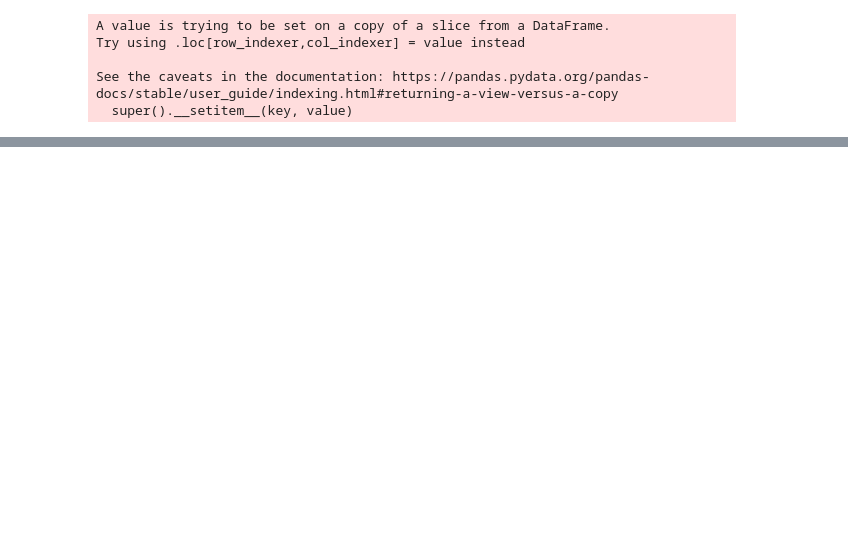
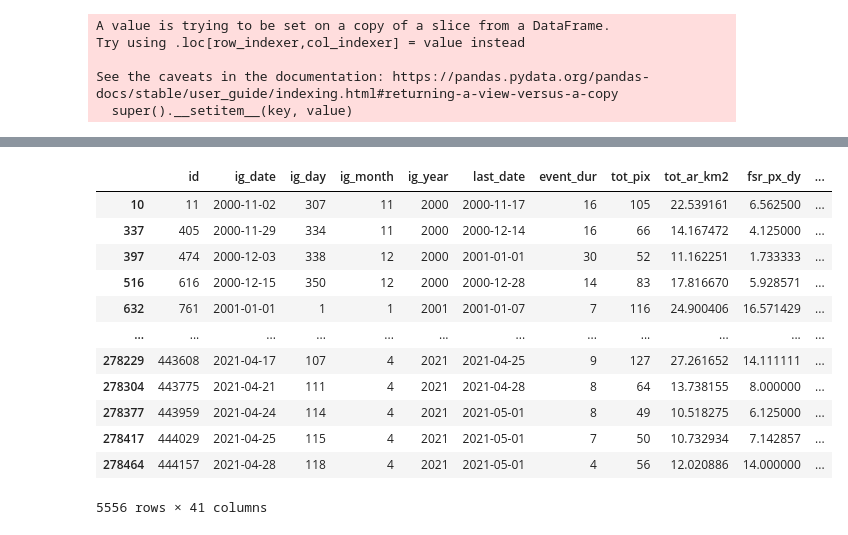
Before and after one commit to JianingFang/FireML_Submission, a Jupyter notebook: script/FireML.ipynb, the cells around one changed output, grey strips where cells are left out. Cells and saved outputs as stored; diff of their text form; code cells hidden in the pictures; blank space fills up the shorter version.

```diff
--- a/script/FireML.ipynb
+++ b/script/FireML.ipynb
@@ -173,0 +229,40 @@ for i in range(10):
+# %%
+dem_img=rio.open("/Users/jianingfang/Downloads/US_GMTED_MODIS.tif")
+dem=dem_img.read(1)
+# %%
+dem_list=[]
+for i in range(len(medium_fire_event)):
+    g=medium_fire_event.iloc[i].geometry.bounds
+    ul=list(rio.transform.rowcol(dem_img.transform, g[0], g[3]))
+    cell_size=463.43036
+    x_err=(rio.transform.xy(dem_img.transform, ul[0], ul[1])[0]-463.43036/2)-g[0]
+    y_err=(rio.transform.xy(dem_img.transform, ul[0], ul[1])[1]+463.43036/2)-g[3]
+
+    if x_err < -cell_size/2:
+        ul[1]=ul[1]+1
+    elif (x_err > cell_size/2):
+        ul[1]=ul[1]-1
+
+    if y_err > cell_size/2:
+        ul[0]=ul[0]+1
+    elif y_err < -cell_size/2:
+        ul[0]=ul[0]-1
+
+    h=medium_fire_event.iloc[i].height
+    w=medium_fire_event.iloc[i].width
+
+
+    dim=32
+
+    h_dif=dim-h
+    w_dif=dim-w
+    left_pad=w_dif//2
+    right_pad=w_dif-left_pad
+    top_pad=h_dif//2
+    bottom_pad=h_dif-top_pad
+
+    dem_crop=dem[ul[0]-top_pad:ul[0]+h+bottom_pad, ul[1]-left_pad:ul[1]+w+right_pad]
+
+    dem_list.append(dem_crop)
+# %%
+medium_fire_event["DEM"]=dem_list
@@ -173,0 +284,16 @@ for i in range(10):
+# %%
+medium_fire_event
+# %% [output]
+|  | id | ig_date | ig_day | ig_month | ig_year | last_date | event_dur | tot_pix | tot_ar_km2 | fsr_px_dy | ... |
+| 10 | 11 | 2000-11-02 | 307 | 11 | 2000 | 2000-11-17 | 16 | 105 | 22.539161 | 6.562500 | ... |
+| 337 | 405 | 2000-11-29 | 334 | 11 | 2000 | 2000-12-14 | 16 | 66 | 14.167472 | 4.125000 | ... |
+| 397 | 474 | 2000-12-03 | 338 | 12 | 2000 | 2001-01-01 | 30 | 52 | 11.162251 | 1.733333 | ... |
+| 516 | 616 | 2000-12-15 | 350 | 12 | 2000 | 2000-12-28 | 14 | 83 | 17.816670 | 5.928571 | ... |
+| 632 | 761 | 2001-01-01 | 1 | 1 | 2001 | 2001-01-07 | 7 | 116 | 24.900406 | 16.571429 | ... |
+| ... | ... | ... | ... | ... | ... | ... | ... | ... | ... | ... | ... |
+| 278229 | 443608 | 2021-04-17 | 107 | 4 | 2021 | 2021-04-25 | 9 | 127 | 27.261652 | 14.111111 | ... |
+| 278304 | 443775 | 2021-04-21 | 111 | 4 | 2021 | 2021-04-28 | 8 | 64 | 13.738155 | 8.000000 | ... |
+| 278377 | 443959 | 2021-04-24 | 114 | 4 | 2021 | 2021-05-01 | 8 | 49 | 10.518275 | 6.125000 | ... |
+| 278417 | 444029 | 2021-04-25 | 115 | 4 | 2021 | 2021-05-01 | 7 | 50 | 10.732934 | 7.142857 | ... |
+| 278464 | 444157 | 2021-04-28 | 118 | 4 | 2021 | 2021-05-01 | 4 | 56 | 12.020886 | 14.000000 | ... |
+5556 rows × 41 columns
```
Also changed, not shown: parts of 18 cells of this notebook.
